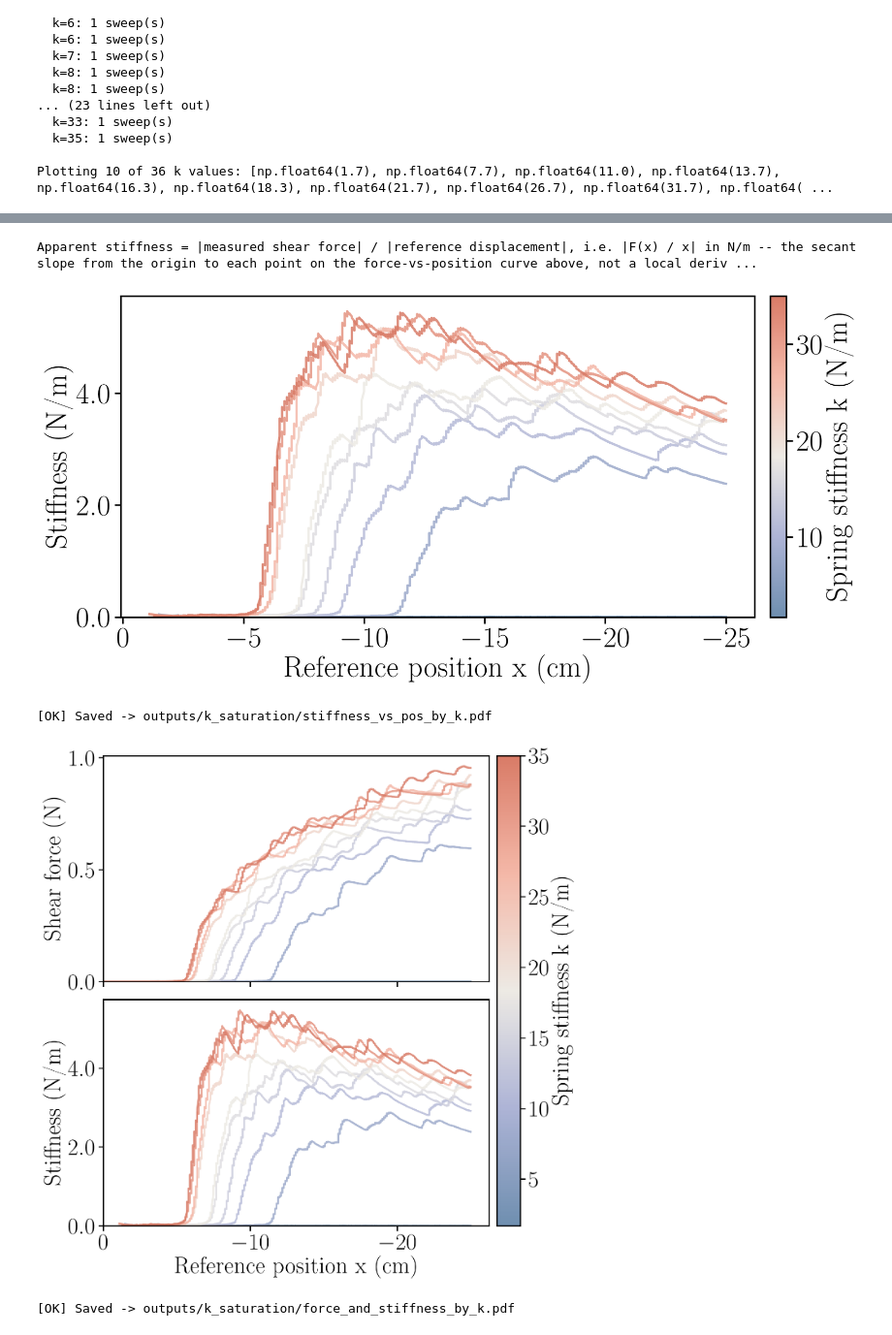
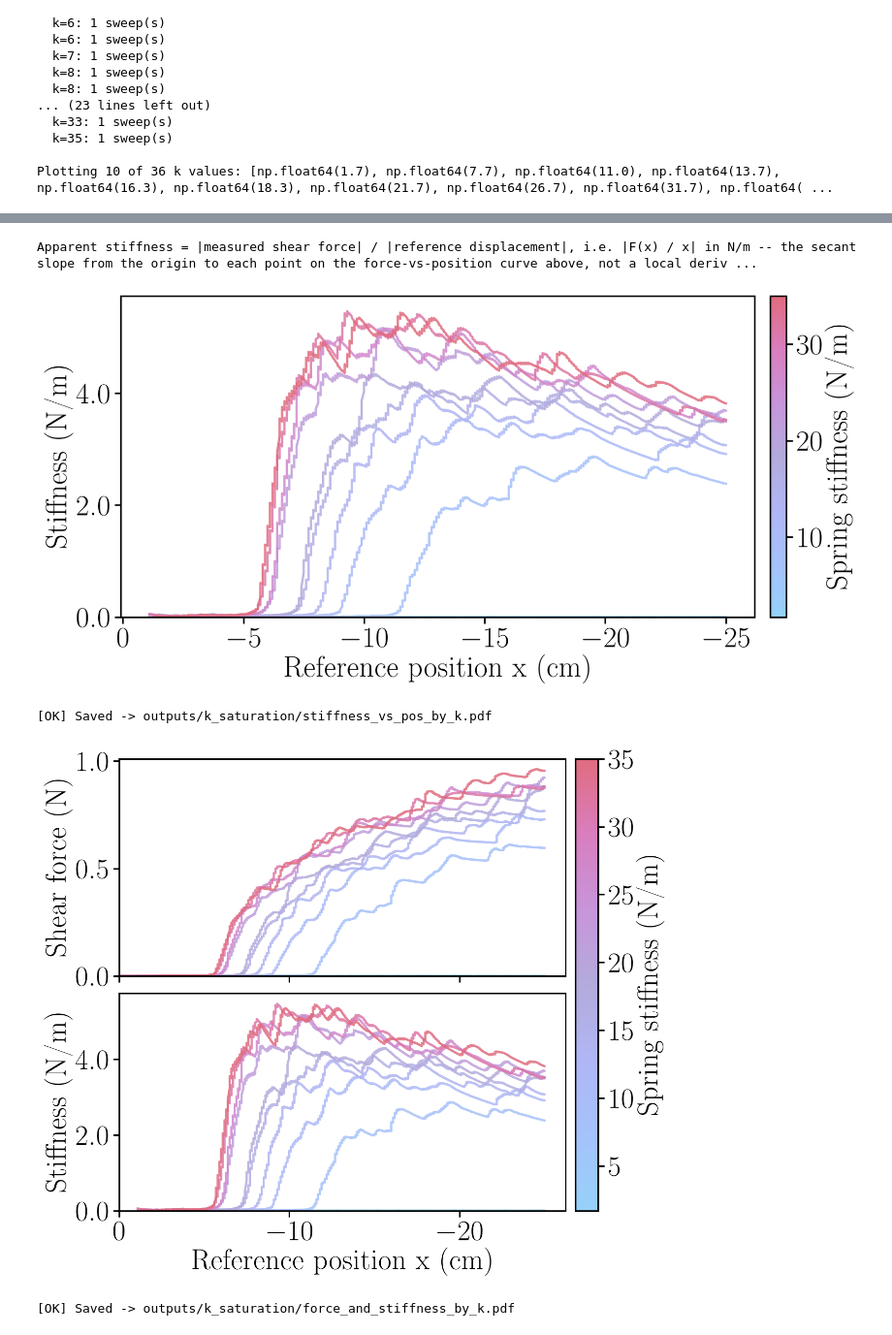
Before and after one commit to CREATE-Lab-EPFL/SoftVMC, a Jupyter notebook: LinearSpring/plot_k_saturation.ipynb, the cells around one changed output, grey strips where cells are left out. Shown at 97% size. Cells and saved outputs as stored; diff of their text form; code cells hidden in the pictures.

```diff
--- a/LinearSpring/plot_k_saturation.ipynb
+++ b/LinearSpring/plot_k_saturation.ipynb
@@ -123,10 +127,12 @@ Extracted segments for 36 k values
 Plotting 10 of 36 k values: [np.float64(1.7), np.float64(7.7), np.float64(11.0), np.float64(13.7), np.float64(16.3), np.float64(18.3), np.float64(21.7), np.float64(26.7), np.float64(31.7), np.float64( ...
 # %%
 # ── Plot: shear force vs ref position, coloured by k ─────────────────────────
-# Colormap: cold (blue) for low k → hot (red) for high k
+# Colormap: cold (blue, light) for low k -> hot (red, dark) for high k --
+# sequential (monotonic lightness), not diverging, so no value in the middle
+# of the range washes out against the white page.
 
 norm   = mcolors.Normalize(vmin=min(valid_k), vmax=max(valid_k))
-cmap   = PASTEL_CMAP
+cmap   = PASTEL_CMAP_SEQ
 
 # ---- size / aspect for THIS graph only ----
 W_IN = 12.0   # in -- TUNE THIS: figure width
@@ -155,7 +161,7 @@ all_f = np.concatenate(all_f)
 sm = cm.ScalarMappable(cmap=cmap, norm=norm)
 sm.set_array([])
 cbar = fig.colorbar(sm, ax=ax, pad=0.02)
-cbar.set_label('Spring stiffness k (N/m)')
+cbar.set_label('Spring stiffness (N/m)')
 
 ax.set_xlabel('Reference position x (cm)')
 ax.set_ylabel('Shear force (N)')
@@ -191,7 +197,7 @@ print("Apparent stiffness = |measured shear force| / |reference displacement|, "
       "otherwise be negative.")
 
 norm = mcolors.Normalize(vmin=min(valid_k), vmax=max(valid_k))
-cmap = PASTEL_CMAP
+cmap = PASTEL_CMAP_SEQ
 
 # ---- size / aspect for THIS graph only ----
 W_IN = 12.0   # in -- TUNE THIS: figure width
@@ -219,7 +225,7 @@ for kv in plot_k:
 sm = cm.ScalarMappable(cmap=cmap, norm=norm)
 sm.set_array([])
 cbar = fig.colorbar(sm, ax=ax, pad=0.02)
-cbar.set_label('Spring stiffness k (N/m)')
+cbar.set_label('Spring stiffness (N/m)')
 
 ax.set_xlabel('Reference position x (cm)')
 ax.set_ylabel('Stiffness (N/m)')
@@ -234,57 +240,68 @@ plt.show()
 print('[OK] Saved -> outputs/k_saturation/stiffness_vs_pos_by_k.pdf')
 # %% [output]
 Apparent stiffness = |measured shear force| / |reference displacement|, i.e. |F(x) / x| in N/m -- the secant slope from the origin to each point on the force-vs-position curve above, not a local deriv ...
-[figure, old version]
+[figure, new version]
 [OK] Saved -> outputs/k_saturation/stiffness_vs_pos_by_k.pdf
 # %%
 # ── Stacked figure: shear force (top) + stiffness (bottom), sharing one x-axis ──
 # Same data/colors as the two figures above, just combined so the reference
 # position only needs labeling once (it's shared by both panels).
+#
+# Sized and margined via the ALIGNED_* constants in plot_config.py -- shared
+# with plot_disturbance.ipynb's response figure -- so the two figures can be
+# stacked into one multi-panel figure with matching width, font size, and
+# colorbar geometry (fraction/pad identical -> identical colorbar width and
+# horizontal placement in inches, since both figures use the same total width
+# and the same left/right axes fractions).
 
-# ---- size / aspect for THIS graph only ----
-W_IN = 9.0   # in -- TUNE THIS: figure width
-ASPECT_W, ASPECT_H = 3, 3   # TUNE THIS: width:height ratio, as two integers
-H_IN = W_IN * ASPECT_H / ASPECT_W
+W_IN = ALIGNED_FIG_W
+H_IN = 7.2   # in -- TUNE THIS: total height for the 2 stacked panels
 
-FONT_SIZE = 28   # TUNE THIS: axis label / tick / colorbar text size for this graph
-LEGEND_FONT_SIZE = FONT_SIZE * 0.75  # TUNE THIS: legend text size only
+FONT_SIZE = ALIGNED_FONT_SIZE
+LEGEND_FONT_SIZE = ALIGNED_LEGEND_FONT_SIZE
 set_font_size(FONT_SIZE, LEGEND_FONT_SIZE)
 
-fig, (ax_f, ax_k) = plt.subplots(2, 1, figsize=(W_IN, H_IN), sharex=True, layout='constrained')
+fig, (ax_f, ax_k) = plt.subplots(2, 1, figsize=(W_IN, H_IN), sharex=True)
+fig.subplots_adjust(left=ALIGNED_LEFT, right=ALIGNED_RIGHT, top=0.96, bottom=0.11, hspace=0.08)
 
 for kv in plot_k:
     color = cmap(norm(kv))
     for gx, f in segments[kv]:
         x_cm = gx * 100
         ax_f.plot(x_cm, f, color=color, linewidth=2.2, alpha=0.85)
 
         mask = np.abs(x_cm) >= X_MIN_CM
         xm, fm = x_cm[mask], f[mask]
         if len(xm) < 2:
             continue
         ax_k.plot(xm, np.abs(fm / xm) * 100, color=color, linewidth=2.2, alpha=0.85)
 
 ax_f.set_ylabel('Shear force (N)')
 ax_f.set_ylim(min(0, all_f.min() * 1.05), all_f.max() * 1.05)
 ax_f.yaxis.set_major_formatter(FormatStrFormatter('%.1f'))
 ax_f.grid(GRID)
 
 ax_k.set_ylabel('Stiffness (N/m)')
 ax_k.set_ylim(0, None)
 ax_k.yaxis.set_major_formatter(FormatStrFormatter('%.1f'))
 ax_k.grid(GRID)
 
 ax_k.set_xlabel('Reference position x (cm)')   # shared axis -- labeled once, on the bottom panel
 ax_k.set_xlim(0, all_gx_cm.min() * 1.05)        # 0 on left, -25 on right -- shared via sharex
 
 sm = cm.ScalarMappable(cmap=cmap, norm=norm)
 sm.set_array([])
-cbar = fig.colorbar(sm, ax=[ax_f, ax_k], pad=0.02)
-cbar.set_label('Spring stiffness k (N/m)')
+cbar = fig.colorbar(sm, ax=[ax_f, ax_k], fraction=ALIGNED_CBAR_FRACTION, pad=ALIGNED_CBAR_PAD)
+cbar.set_label('Spring stiffness (N/m)')
 
-fig.savefig('outputs/k_saturation/force_and_stiffness_by_k.pdf')
+# Full (non-tight) canvas so the deliberately-matched axes/colorbar geometry
+# survives to the saved file -- 'tight' bbox (the repo default) would crop
+# each figure to its own content and silently break the alignment with
+# plot_disturbance.ipynb's response figure.
+with plt.rc_context({'savefig.bbox': None}):
+    fig.savefig('outputs/k_saturation/force_and_stiffness_by_k.pdf')
 plt.show()
 print('[OK] Saved -> outputs/k_saturation/force_and_stiffness_by_k.pdf')
 # %% [output]
-[figure, old version]
+[figure, new version]
 [OK] Saved -> outputs/k_saturation/force_and_stiffness_by_k.pdf
```
Also changed, not shown: parts of 2 cells of this notebook, 10 other files.
